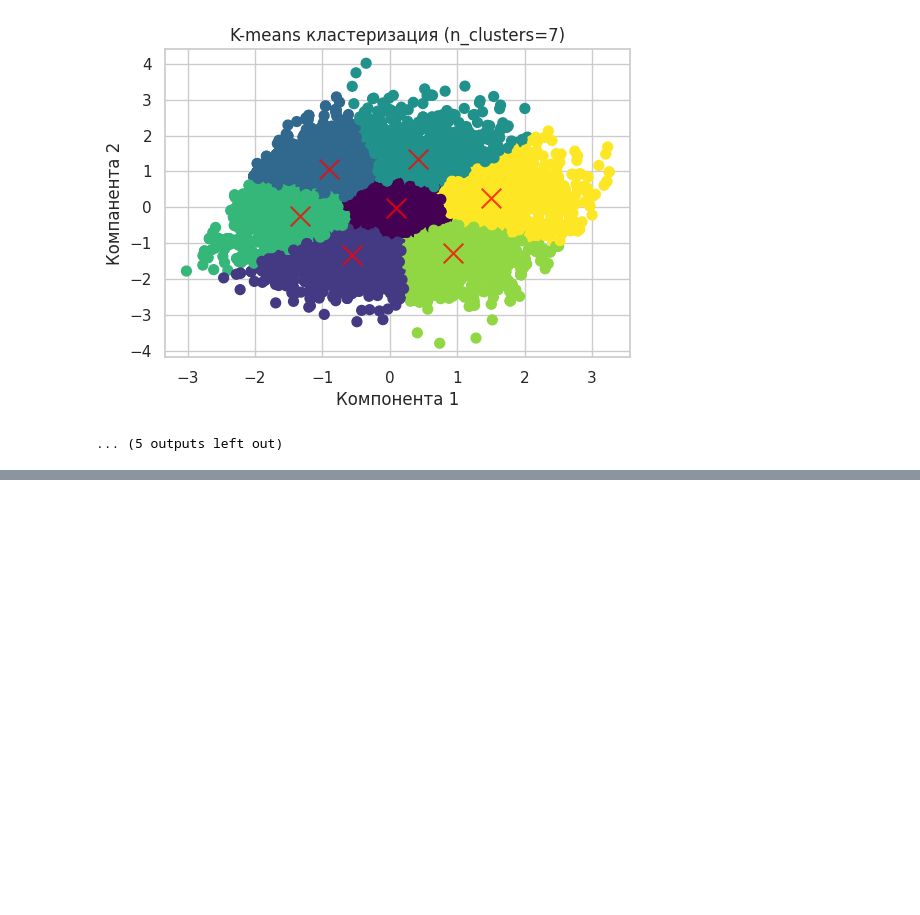
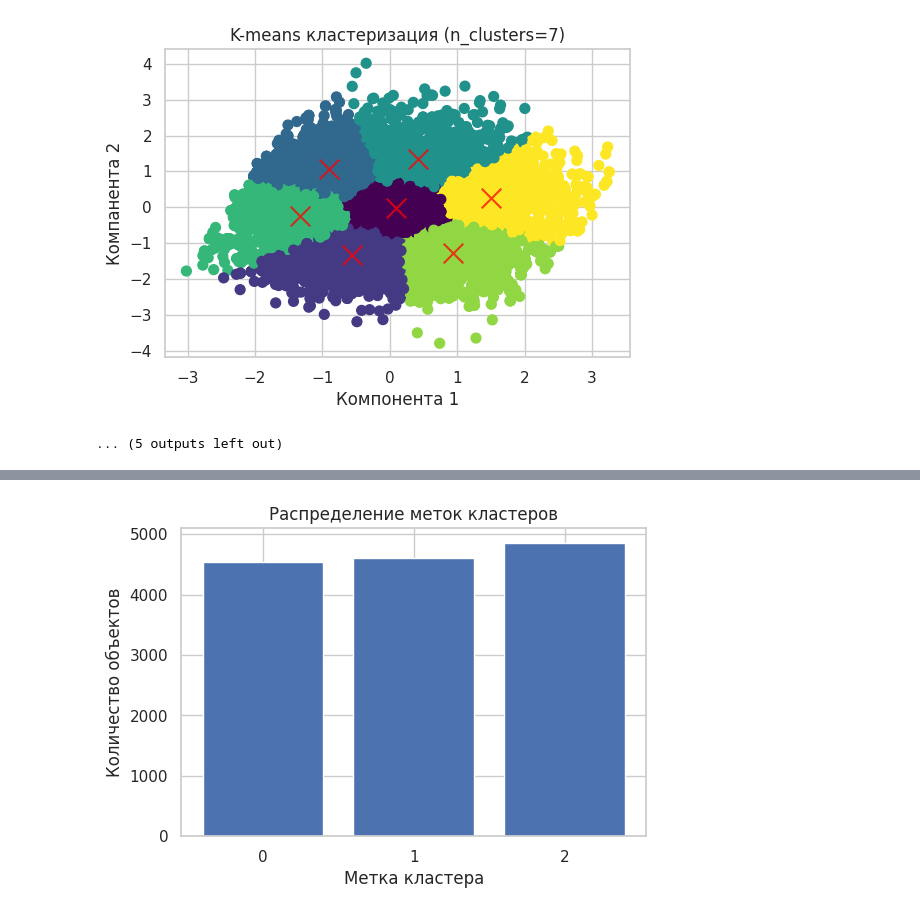
Before and after one commit to Donets-Yuliya/DataScience, a Jupyter notebook: HomeWork6/HomeWork6.ipynb, the cells around one changed output, grey strips where cells are left out. Saved outputs shown, nothing was run; the diff lists cells and outputs as text; code cells hidden in the pictures; blank space fills up the shorter version.

```diff
--- a/HomeWork6/HomeWork6.ipynb
+++ b/HomeWork6/HomeWork6.ipynb
@@ -108,3 +164,16 @@ None
+# %%
+import matplotlib.pyplot as plt
+
+def visual_cluster_count(final_labels):
+  # Визуализация распределения меток кластеров
+  plt.figure(figsize=(6, 4))
+  unique_labels = sorted(list(set(final_labels)))
+  counts, bins, patches = plt.hist(final_labels, bins=len(unique_labels), rwidth=0.8, range=(min(unique_labels)-0.5, max(unique_labels)+0.5)) # Важно задать range
+  plt.xticks(unique_labels)
+  plt.title("Распределение меток кластеров")
+  plt.xlabel("Метка кластера")
+  plt.ylabel("Количество объектов")
+  plt.show()
 # %% [markdown]
 Поставим себе задачу сделать сегментацию студентов по уровню стресса и успеваемости
 # %%
@@ -380,0 +454,4 @@ Cluster
+# %%
+visual_cluster_count(y_kmeans)
+# %% [output]
+[figure, added]
```
Also changed, not shown: parts of 27 cells of this notebook.
